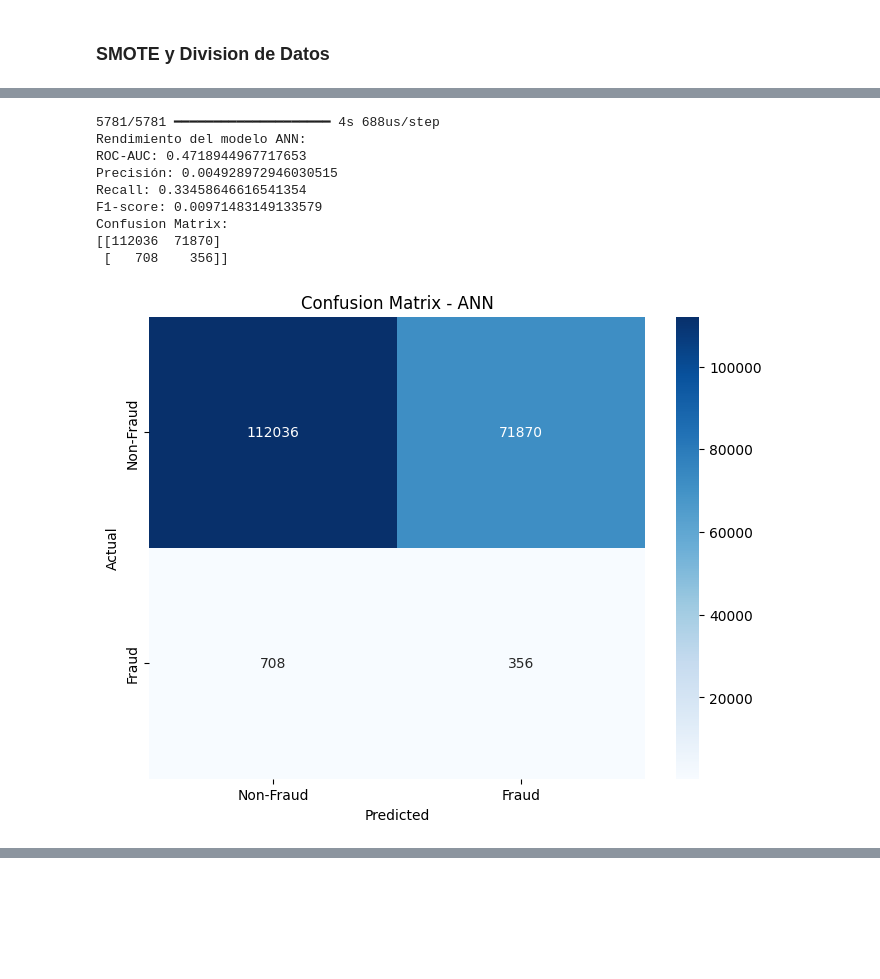
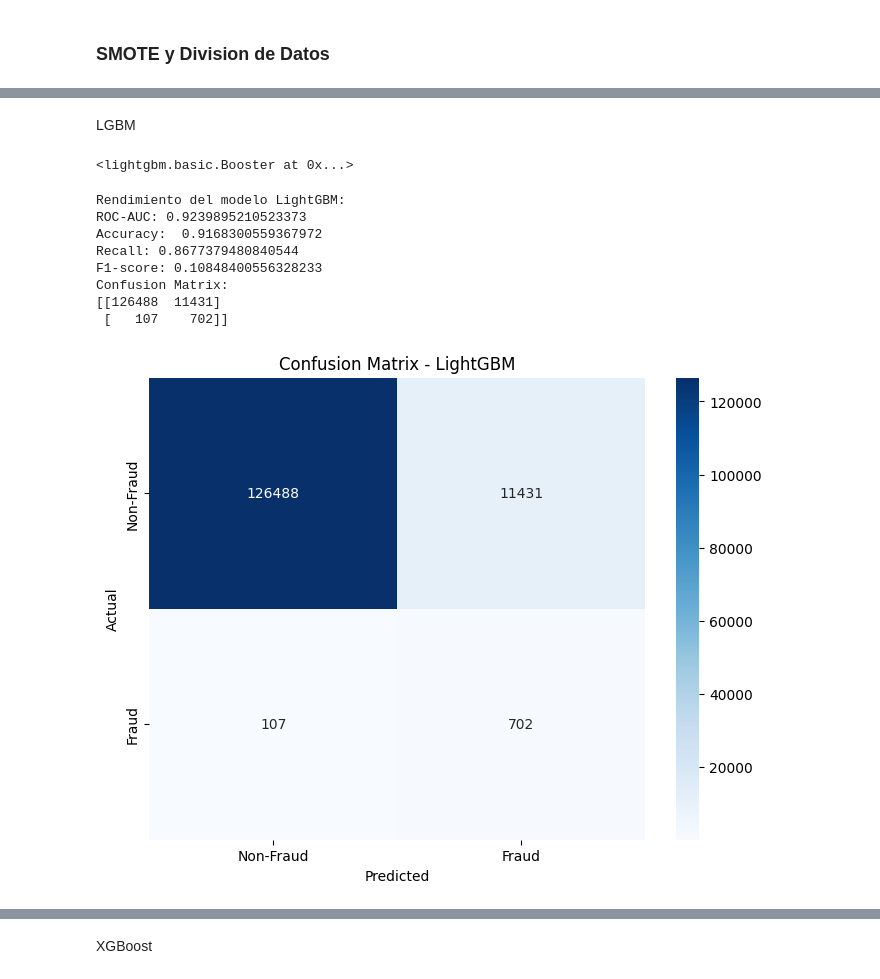
Before and after one commit to javim7/Proyecto2-SDS, a Jupyter notebook: proyecto.ipynb, the cells around one changed output, grey strips where cells are left out. Drawn from its saved outputs; the diff is of its cells as text; code cells hidden in the pictures; blank space fills up the shorter version.

Commit message:
ajustando threshold de las metricas

```diff
--- a/proyecto.ipynb
+++ b/proyecto.ipynb
@@ -508,0 +624,22 @@ And if memory is not enough, you can set `force_col_wise=true`.
+# %%
+# Dividir los datos en Train, Dev y Test
+X_train_dev_batch, X_test_batch, y_train_dev_batch, y_test_batch = train_test_split(X_batch_scaled, y_batch, test_size=0.15, random_state=42)
+
+# Dividir los datos de Train y Dev
+X_train_batch, X_dev_batch, y_train_batch, y_dev_batch = train_test_split(X_train_dev_batch, y_train_dev_batch, test_size=0.176, random_state=42)
+
+# Calcular la cantidad de transacciones legítimas y fraudulentas en el conjunto de entrenamiento
+non_fraud_count_batch = len(y_train_batch[y_train_batch == 0])
+fraud_count_batch = non_fraud_count_batch // 5
+
+# Definir la estrategia de muestreo para SMOTE
+sampling_strategy_batch = {0: non_fraud_count_batch, 1: fraud_count_batch}
+print("Estrategia de muestreo para SMOTE:", sampling_strategy_batch)
+
+# Aplicar SMOTE solo al conjunto de entrenamiento
+smote = SMOTE(sampling_strategy=sampling_strategy_batch, random_state=42)
+X_train_resampled_batch, y_train_resampled_batch = smote.fit_resample(X_train_batch, y_train_batch)
+
+# Verificar la forma de los datos después de aplicar SMOTE
+print("Forma de X_train_resampled después de SMOTE:", X_train_resampled_batch.shape)
+print("Forma de y_train_resampled después de SMOTE:", y_train_resampled_batch.shape)
@@ -509,13 +693,35 @@ And if memory is not enough, you can set `force_col_wise=true`.
+# %% [markdown]
+LGBM
+# %%
+# Cargar el modelo LightGBM entrenado en 2019
+lgbm_model_incremental = lgb.Booster(model_file='LGBM Models/lgb_model_2019.txt')
+
+# Extraer los parámetros del modelo
+params = lgbm_model_incremental.params
+
+# Quitamos el número de rondas y la parada temprana del modelo
+params.pop('early_stopping_round', None)
+
+# Convertir los datos al formato DMatrix de LightGBM
+train_data_batch = lgb.Dataset(X_train_resampled_batch, label=y_train_resampled_batch)
+
+# Continuar entrenando el modelo con los nuevos datos (usamos el parametro init_model)
+num_rounds_batch = 100
+lgbm_model_incremental = lgb.train(params, train_data_batch, num_boost_round=num_rounds_batch, init_model=lgbm_model_incremental)
+
+# Guardar el modelo actualizado
+lgbm_model_incremental.save_model('LGBM Models/lgb_model_2020.txt')
+# %% [output]
+<lightgbm.basic.Booster at 0x...>
 # %%
-model_metrics(lgb_classifier, X_test, y_test, "LightGBM")
+model_metrics(lgbm_model_incremental, X_test, y_test, "LightGBM")
 # %% [output]
-5781/5781 ━━━━━━━━━━━━━━━━━━━━ 4s 688us/step
-Rendimiento del modelo ANN:
-ROC-AUC: 0.4718944967717653
-Precisión: 0.004928972946030515
-Recall: 0.33458646616541354
-F1-score: 0.00971483149133579
+Rendimiento del modelo LightGBM:
+ROC-AUC: 0.9239895210523373
+Accuracy:  0.9168300559367972
+Recall: 0.8677379480840544
+F1-score: 0.10848400556328233
 Confusion Matrix:
-[[112036  71870]
- [   708    356]]
+[[126488  11431]
+ [   107    702]]
-[figure, old version]
+[figure, new version]
@@ -523,0 +730,2 @@ Confusion Matrix:
+# %% [markdown]
+XGBoost
```
Also changed, not shown: parts of 72 cells of this notebook, 5 other files.
